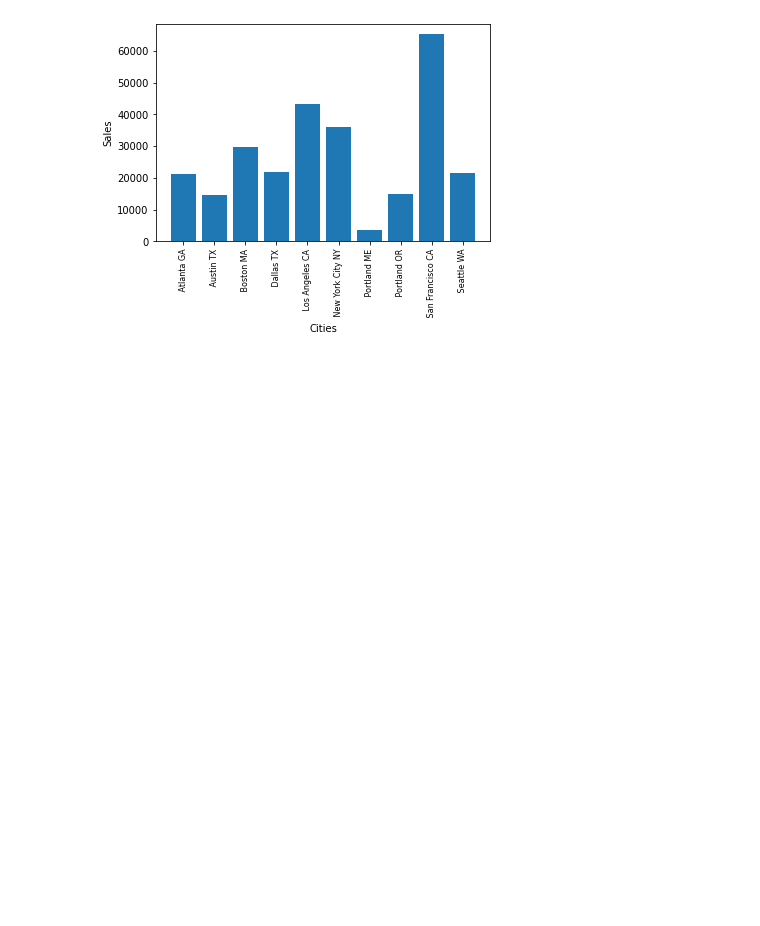
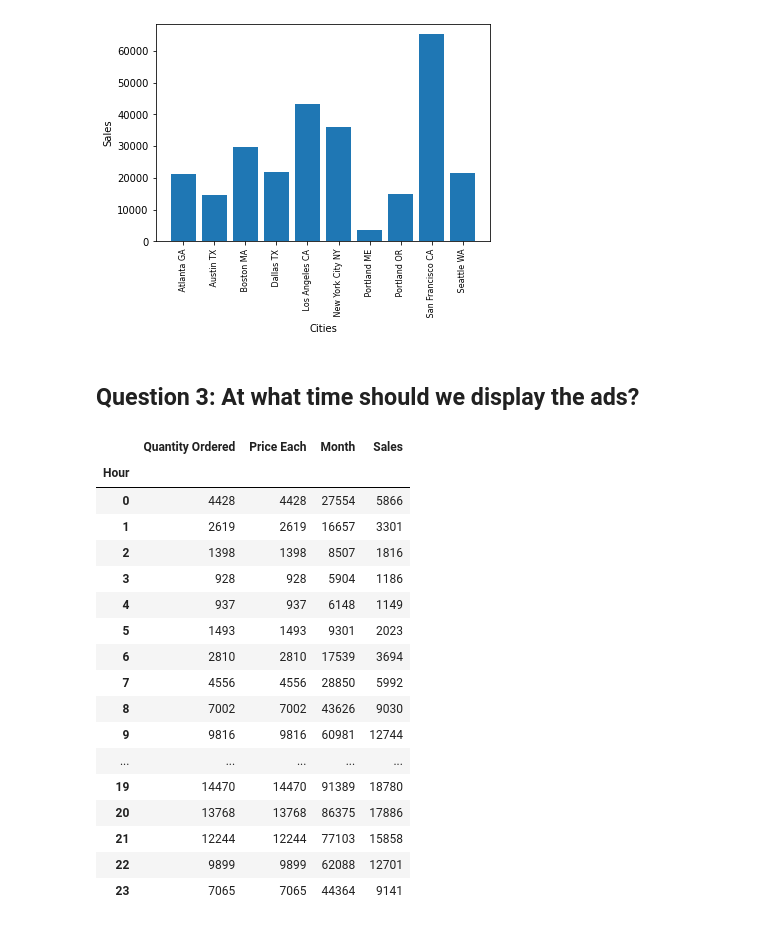
Before and after one commit to danngalann/learning-pandas, a Jupyter notebook: main.ipynb, the cells around one changed output. Drawn from its saved outputs; the diff is of its cells as text; code cells hidden in the pictures; blank space fills up the shorter version.

```diff
--- a/main.ipynb
+++ b/main.ipynb
@@ -144,3 +152,27 @@ plt.xlabel("Cities")
 plt.show()
 # %% [output]
 [figure]
+# %% [markdown]
+## Question 3: At what time should we display the ads?
+# %%
+results = df.groupby('Hour').sum()
+results
+# %% [output]
+|  | Quantity Ordered | Price Each | Month | Sales |
+| Hour |  |  |  |  |
+| 0 | 4428 | 4428 | 27554 | 5866 |
+| 1 | 2619 | 2619 | 16657 | 3301 |
+| 2 | 1398 | 1398 | 8507 | 1816 |
+| 3 | 928 | 928 | 5904 | 1186 |
+| 4 | 937 | 937 | 6148 | 1149 |
+| 5 | 1493 | 1493 | 9301 | 2023 |
+| 6 | 2810 | 2810 | 17539 | 3694 |
+| 7 | 4556 | 4556 | 28850 | 5992 |
+| 8 | 7002 | 7002 | 43626 | 9030 |
+| 9 | 9816 | 9816 | 60981 | 12744 |
+| ... | ... | ... | ... | ... |
+| 19 | 14470 | 14470 | 91389 | 18780 |
+| 20 | 13768 | 13768 | 86375 | 17886 |
+| 21 | 12244 | 12244 | 77103 | 15858 |
+| 22 | 9899 | 9899 | 62088 | 12701 |
+| 23 | 7065 | 7065 | 44364 | 9141 |
```
Also changed, not shown: parts of 5 cells of this notebook.
